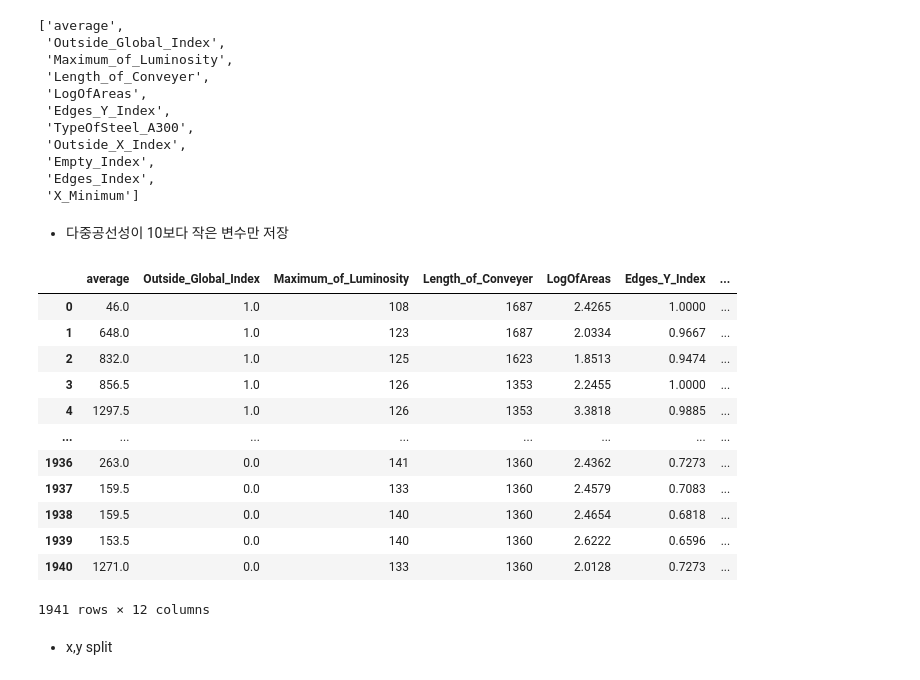
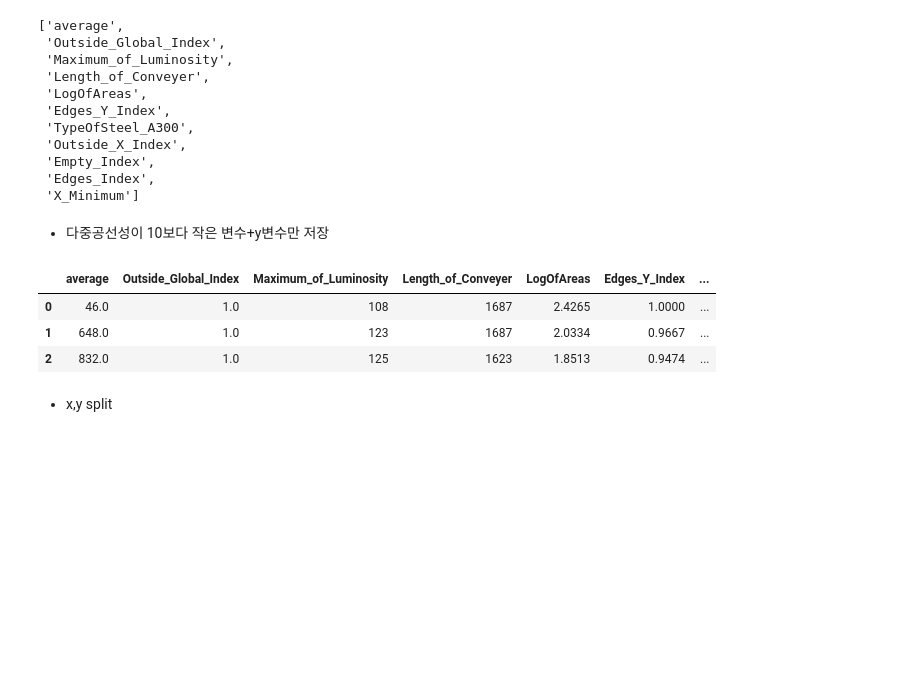
Before and after one commit to teng-ny/ADPStudy, a Jupyter notebook: ADP시험복기/kaggle_15회/(15회) 1-1. 머신러닝.ipynb, the cells around one changed output. Cells and saved outputs as stored; diff of their text form; code cells hidden in the pictures; blank space fills up the shorter version.

```diff
--- a/ADP시험복기/kaggle_15회/(15회) 1-1. 머신러닝.ipynb
+++ b/ADP시험복기/kaggle_15회/(15회) 1-1. 머신러닝.ipynb
@@ -124,26 +111,17 @@ list(vif[vif.VIF<10].col.values)
  'Edges_Index',
  'X_Minimum']
 # %% [markdown]
-- 다중공선성이 10보다 작은 변수만 저장
+- 다중공선성이 10보다 작은 변수+y변수만 저장
 # %%
 #다중공선성이 10보다 작은 변수+y변수(target)만 저장
 data2 = data.copy()[list(vif[vif.VIF<10].col.values)+['target']]
 # %%
-data2
+data2.head(3)
 # %% [output]
 |  | average | Outside_Global_Index | Maximum_of_Luminosity | Length_of_Conveyer | LogOfAreas | Edges_Y_Index | ... |
 | 0 | 46.0 | 1.0 | 108 | 1687 | 2.4265 | 1.0000 | ... |
 | 1 | 648.0 | 1.0 | 123 | 1687 | 2.0334 | 0.9667 | ... |
 | 2 | 832.0 | 1.0 | 125 | 1623 | 1.8513 | 0.9474 | ... |
-| 3 | 856.5 | 1.0 | 126 | 1353 | 2.2455 | 1.0000 | ... |
-| 4 | 1297.5 | 1.0 | 126 | 1353 | 3.3818 | 0.9885 | ... |
-| ... | ... | ... | ... | ... | ... | ... | ... |
-| 1936 | 263.0 | 0.0 | 141 | 1360 | 2.4362 | 0.7273 | ... |
-| 1937 | 159.5 | 0.0 | 133 | 1360 | 2.4579 | 0.7083 | ... |
-| 1938 | 159.5 | 0.0 | 140 | 1360 | 2.4654 | 0.6818 | ... |
-| 1939 | 153.5 | 0.0 | 140 | 1360 | 2.6222 | 0.6596 | ... |
-| 1940 | 1271.0 | 0.0 | 133 | 1360 | 2.0128 | 0.7273 | ... |
-1941 rows × 12 columns
 # %% [markdown]
 - x,y split
 # %%
```
Also changed, not shown: parts of 12 cells of this notebook.
